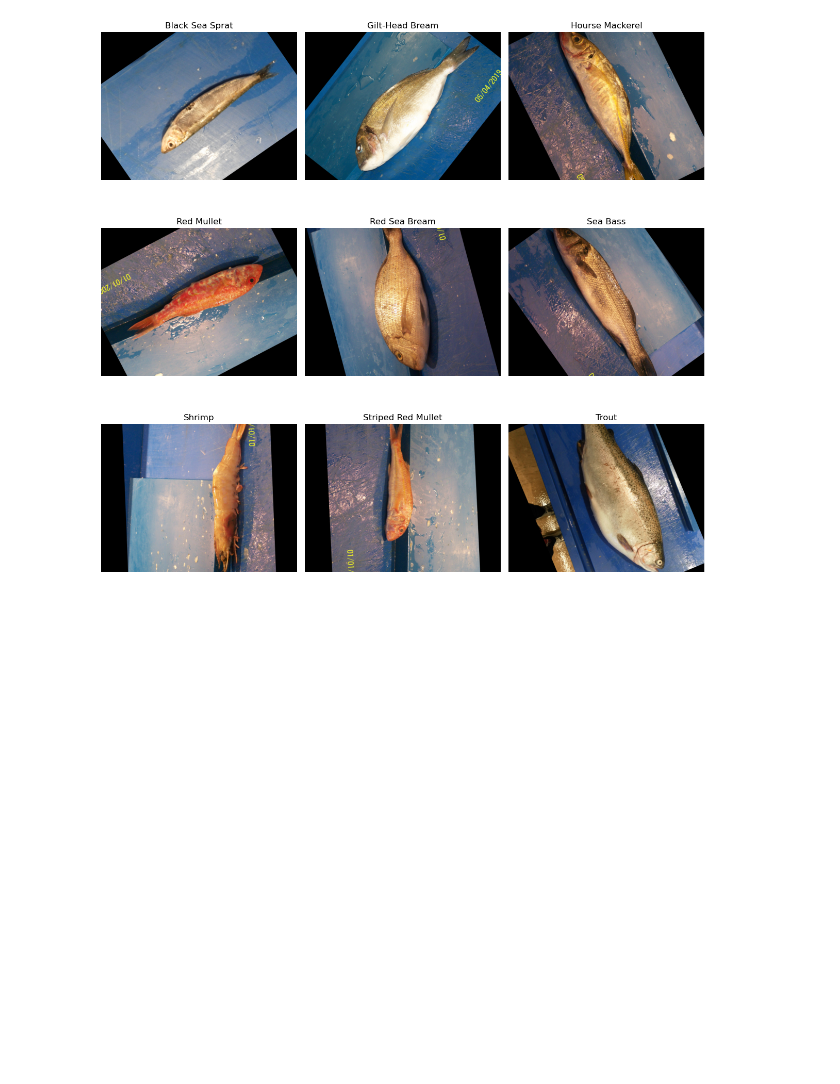
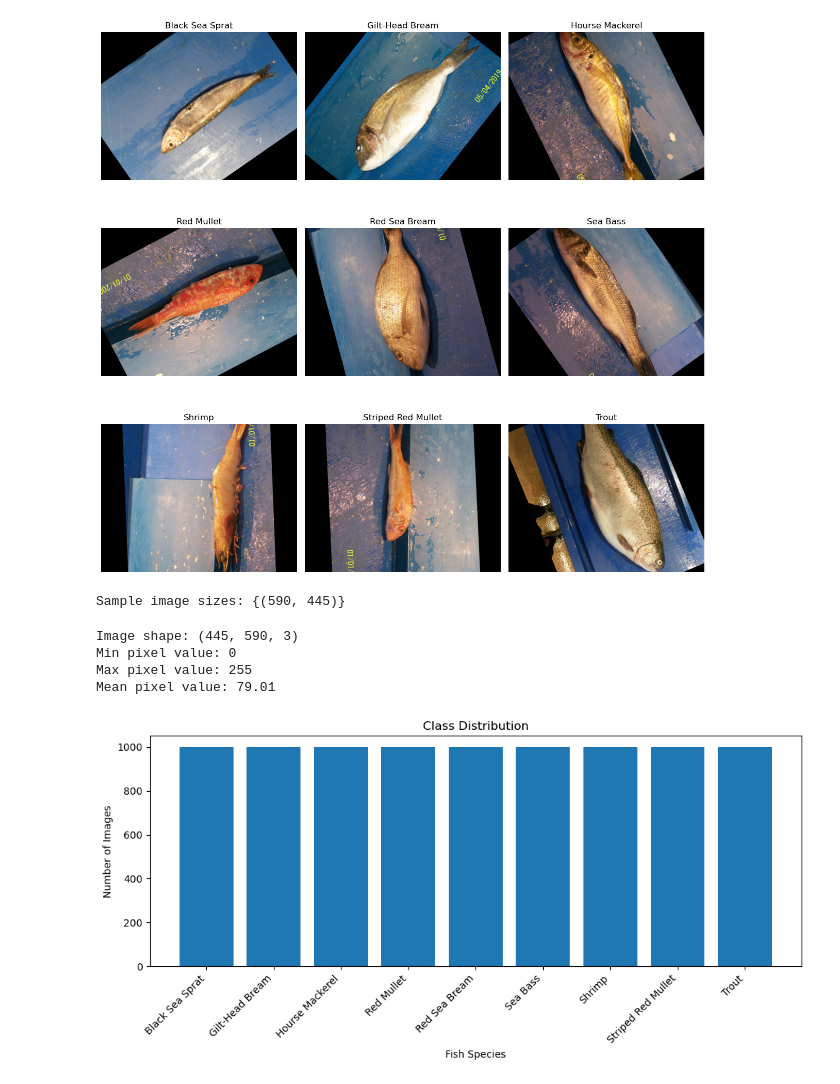
Before and after one commit to binhvu3/fishid, a Jupyter notebook: notebooks/01_eda.ipynb, the cells around one changed output. Drawn from its saved outputs; the diff is of its cells as text; code cells hidden in the pictures; blank space fills up the shorter version.

Commit message:
add EDA notebook and visualizations

```diff
--- a/notebooks/01_eda.ipynb
+++ b/notebooks/01_eda.ipynb
@@ -120,3 +102,41 @@ plt.savefig("../outputs/class_samples.png")
 plt.show()
 # %% [output]
 [figure]
+# %%
+sizes = []
+response = s3.list_objects_v2(Bucket="fish-classifier", Prefix="raw/Black Sea Sprat/", MaxKeys=10)
+
+for obj in response['Contents']:
+    img_response = s3.get_object(Bucket="fish-classifier", Key=obj['Key'])
+    img = Image.open(io.BytesIO(img_response['Body'].read()))
+    sizes.append(img.size)
+
+print(f"Sample image sizes: {set(sizes)}")
+# %% [output]
+Sample image sizes: {(590, 445)}
+# %%
+response = s3.get_object(Bucket="fish-classifier", Key="raw/Trout/00001.png")
+img = Image.open(io.BytesIO(response['Body'].read()))
+img_array = np.array(img)
+
+print(f"Image shape: {img_array.shape}")
+print(f"Min pixel value: {img_array.min()}")
+print(f"Max pixel value: {img_array.max()}")
+print(f"Mean pixel value: {img_array.mean():.2f}")
+# %% [output]
+Image shape: (445, 590, 3)
+Min pixel value: 0
+Max pixel value: 255
+Mean pixel value: 79.01
+# %%
+fig, ax = plt.subplots(figsize=(10, 5))
+ax.bar(sorted(class_counts.keys()), [class_counts[k] for k in sorted(class_counts.keys())])
+ax.set_xlabel("Fish Species")
+ax.set_ylabel("Number of Images")
+ax.set_title("Class Distribution")
+plt.xticks(rotation=45, ha='right')
+plt.tight_layout()
+plt.savefig("../outputs/class_distribution.png")
+plt.show()
+# %% [output]
+[figure, added]
```
Also changed, not shown: parts of 3 cells of this notebook.
